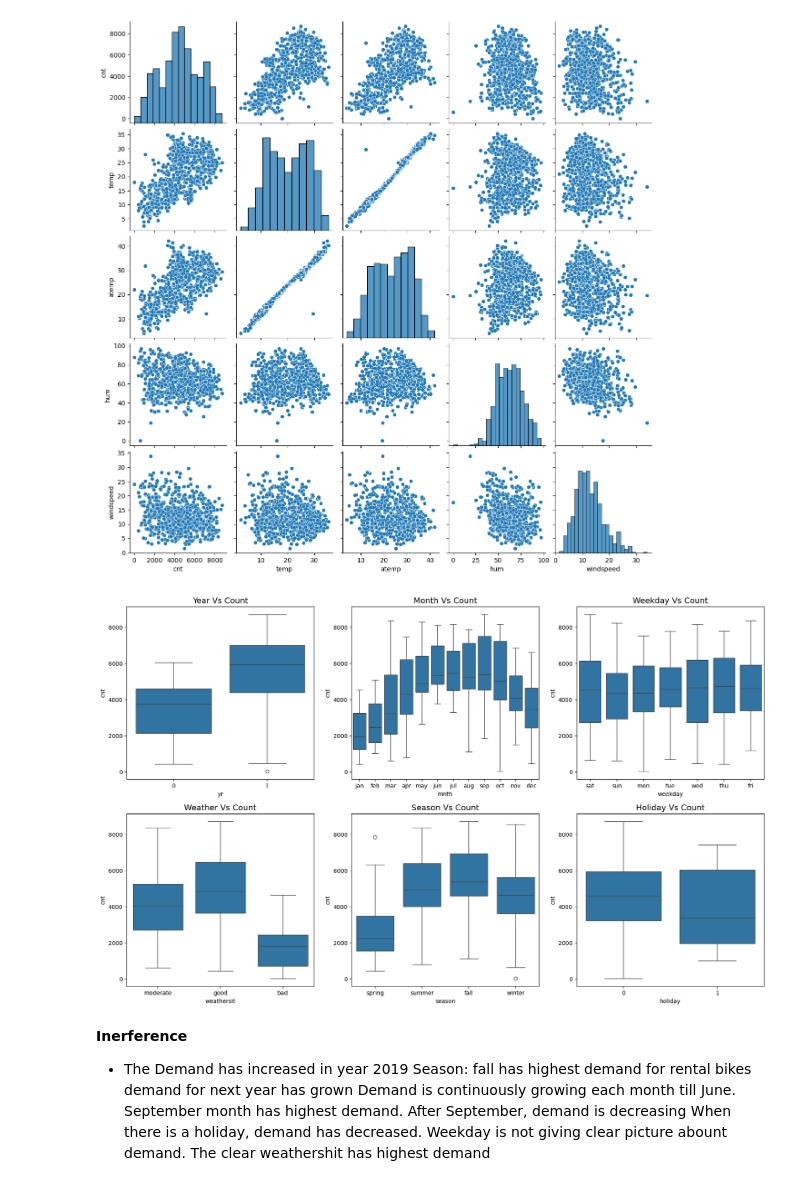
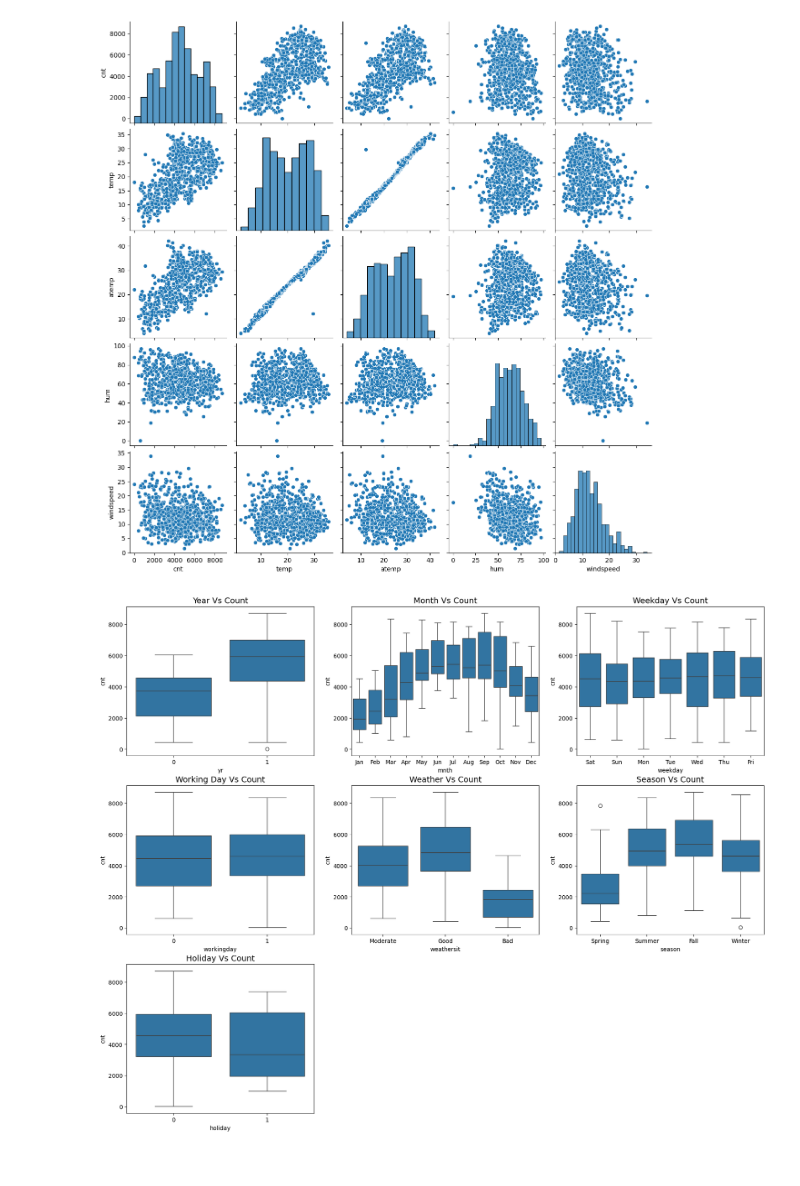
Before and after one commit to 90mlnoob/BikeSharing-LinearRegression, a Jupyter notebook: BoomBikesAssignment.ipynb, the cells around one changed output. Drawn from its saved outputs; the diff is of its cells as text; code cells hidden in the pictures.

```diff
--- a/BoomBikesAssignment.ipynb
+++ b/BoomBikesAssignment.ipynb
@@ -141,10 +139,10 @@ The data dictionary suggest below columns as a categorical variables, but the da
 # %%
 # Replacing the numerical values with Categorical values -
 bike_sharing_df.season.replace({
-    1:"spring",
-    2:"summer",
-    3:"fall",
-    4:"winter"}, inplace = True)
+    1:"Spring",
+    2:"Summer",
+    3:"Fall",
+    4:"Winter"}, inplace = True)
 # %%
 bike_sharing_df.mnth.replace(
     {
@@ -163,20 +161,20 @@ bike_sharing_df.mnth.replace(
 # %%
 bike_sharing_df.weekday.replace(
     {
-        0: 'sun',
-        1: 'mon',
-        2: 'tue',
-        3: 'wed',
-        4: 'thu',
-        5: 'fri',
-        6: 'sat'}, inplace=True)
+        0: 'Sun',
+        1: 'Mon',
+        2: 'Tue',
+        3: 'Wed',
+        4: 'Thu',
+        5: 'Fri',
+        6: 'Sat'}, inplace=True)
 # %%
 bike_sharing_df.weathersit.replace(
     {
-        1:'good',
-        2:'moderate',
-        3:'bad',
-        4:'severe'}, inplace = True)
+        1:'Good',
+        2:'Moderate',
+        3:'Bad',
+        4:'Severe'}, inplace = True)
 # %%
 # Updated dataset
 bike_sharing_df.head()
@@ -261,33 +259,25 @@ plt.show()
 # %%
 # viewing categorical variable distribution using box plot over target variable 'cnt'
 
 cols = {
     'yr': 'Year',
     'mnth': "Month",
     'weekday':'Weekday',
+    'workingday': 'Working Day',
     'weathersit': 'Weather',
     'season': 'Season',
     'holiday': 'Holiday'
     }
 
-plt.figure(figsize=(20, 12))
+plt.figure(figsize=(20, 16))
 i = 1
 for k, v in cols.items():
-    plt.subplot(2,3,i)
+    plt.subplot(3,3,i)
     sns.boxplot(x = k, y = 'cnt', data = bike_sharing_df)
     plt.title(f"{v} Vs Count", fontsize=14)
     i+=1
 
 
 plt.show()
 # %% [output]
-[figure, old version]
+[figure, new version]
-# %% [markdown]
-**Inerference**
--   The Demand has increased in year 2019
-Season: fall has highest demand for rental bikes
-demand for next year has grown
-Demand is continuously growing each month till June. September month has highest demand. After September, demand is decreasing
-When there is a holiday, demand has decreased.
-Weekday is not giving clear picture abount demand.
-The clear weathershit has highest demand
```
Also changed, not shown: parts of 69 cells of this notebook.
